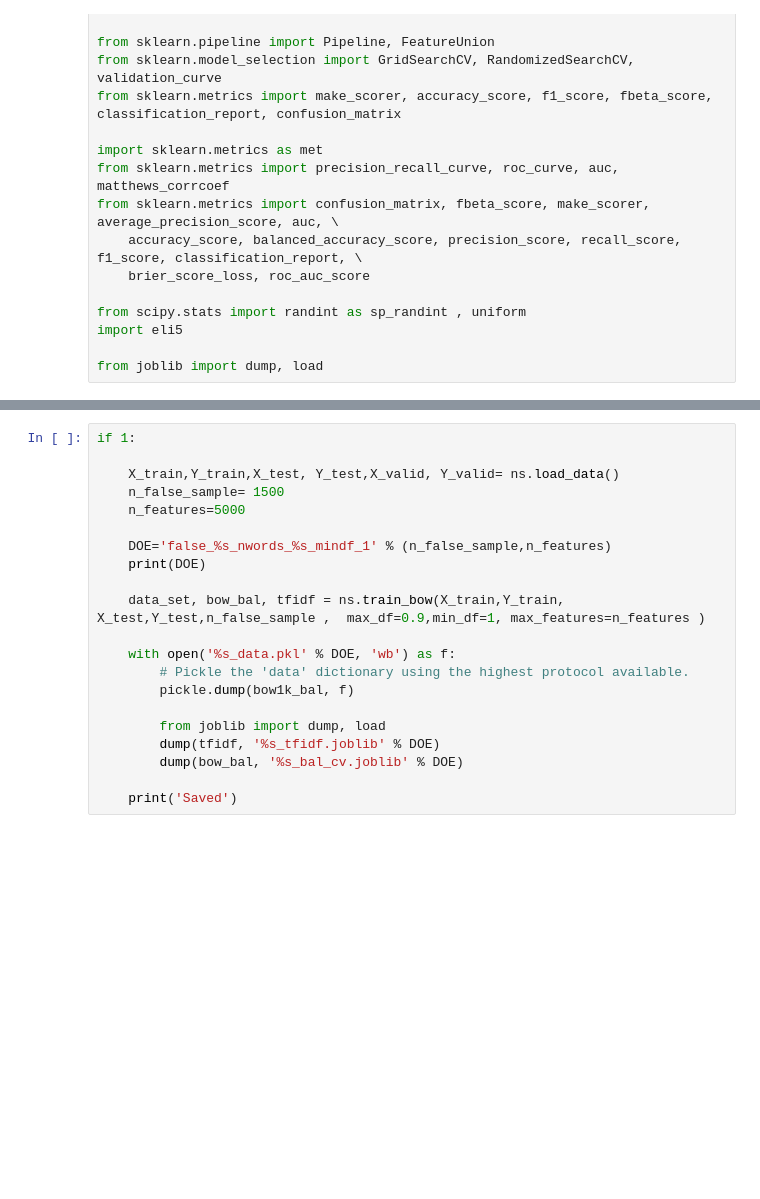
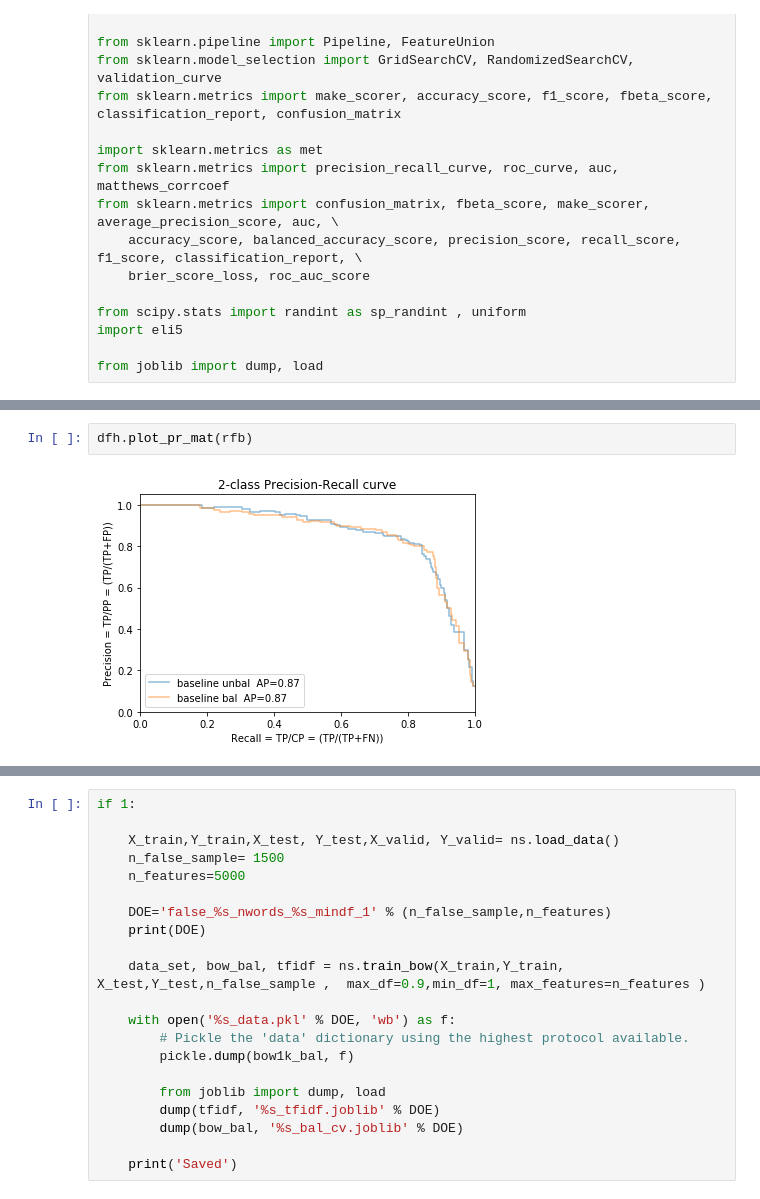
Before and after one commit to marco-bellini/NLP_disaster, a Jupyter notebook: rebal_bow2.ipynb, the cells around one changed output, grey strips where cells are left out. Drawn from its saved outputs; the diff is of its cells as text; blank space fills up the shorter version.

```diff
--- a/rebal_bow2.ipynb
+++ b/rebal_bow2.ipynb
@@ -66,0 +114,4 @@ from joblib import dump, load
+# %%
+dfh.plot_pr_mat(rfb)
+# %% [output]
+[figure, added]
```
Also changed, not shown: parts of 22 cells of this notebook, 3 other files.
